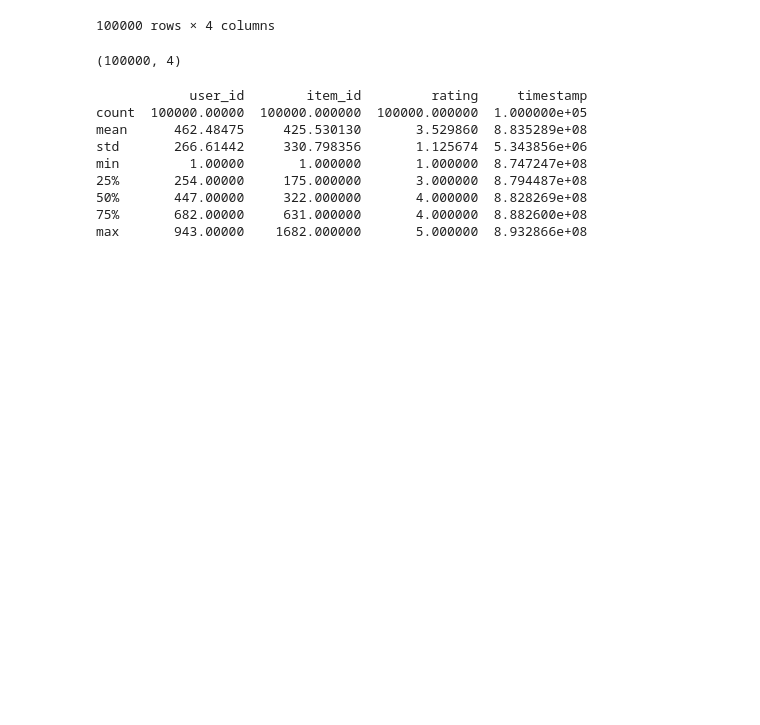
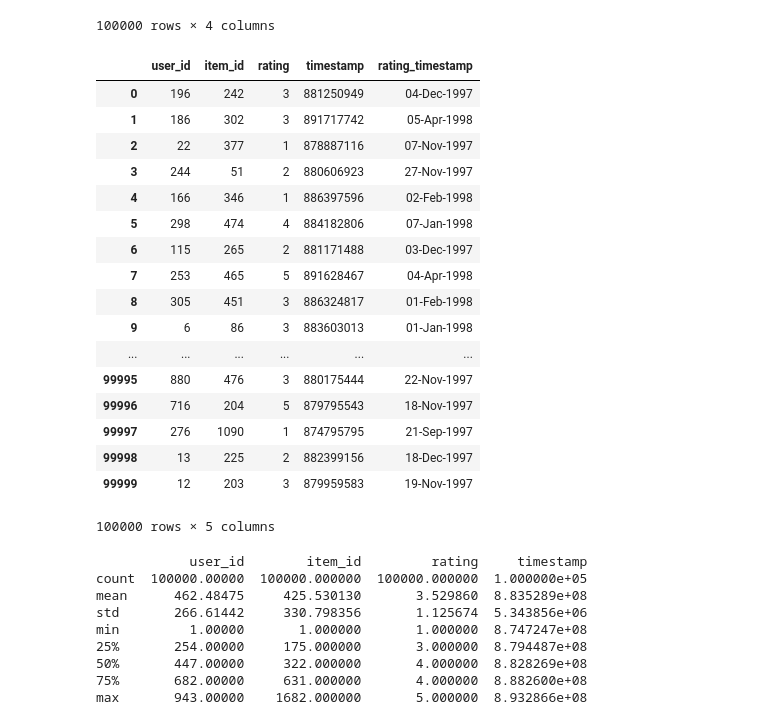
Before and after one commit to paachary/python, a Jupyter notebook: machine_learning/Movies_ML.ipynb, the cells around one changed output. Saved outputs shown, nothing was run; the diff lists cells and outputs as text; code cells hidden in the pictures; blank space fills up the shorter version.

Commit message:
Adding notebook containing movie list example

```diff
--- a/machine_learning/Movies_ML.ipynb
+++ b/machine_learning/Movies_ML.ipynb
@@ -14,11 +15,11 @@ from sklearn.discriminant_analysis import LinearDiscriminantAnalysis
 from sklearn.naive_bayes import GaussianNB
 from sklearn.svm import SVC
 # %%
-file="/home/prashant/movilens_dataset/ml-100k/u.data"
+rating_file="/home/prashant/movilens_dataset/ml-100k/u.data"
 # %%
 names=['user_id','item_id','rating','timestamp']
 # %%
-movies_dataset =pandas.read_csv(file,delimiter="\t", names=names)
+movies_dataset =pandas.read_csv(rating_file,delimiter="\t", names=names)
 # %%
 movies_dataset
 # %% [output]
@@ -40,10 +41,29 @@ movies_dataset
 | 99998 | 13 | 225 | 2 | 882399156 |
 | 99999 | 12 | 203 | 3 | 879959583 |
 100000 rows × 4 columns
-# %%
-print(movies_dataset.shape)
-# %% [output]
-(100000, 4)
+# %%
+movies_dataset['rating_timestamp']=movies_dataset['timestamp'].apply(lambda x: datetime.datetime.fromtimestamp(x).strftime('%d-%b-%Y'))
+# %%
+movies_dataset
+# %% [output]
+|  | user_id | item_id | rating | timestamp | rating_timestamp |
+| 0 | 196 | 242 | 3 | 881250949 | 04-Dec-1997 |
+| 1 | 186 | 302 | 3 | 891717742 | 05-Apr-1998 |
+| 2 | 22 | 377 | 1 | 878887116 | 07-Nov-1997 |
+| 3 | 244 | 51 | 2 | 880606923 | 27-Nov-1997 |
+| 4 | 166 | 346 | 1 | 886397596 | 02-Feb-1998 |
+| 5 | 298 | 474 | 4 | 884182806 | 07-Jan-1998 |
+| 6 | 115 | 265 | 2 | 881171488 | 03-Dec-1997 |
+| 7 | 253 | 465 | 5 | 891628467 | 04-Apr-1998 |
+| 8 | 305 | 451 | 3 | 886324817 | 01-Feb-1998 |
+| 9 | 6 | 86 | 3 | 883603013 | 01-Jan-1998 |
+| ... | ... | ... | ... | ... | ... |
+| 99995 | 880 | 476 | 3 | 880175444 | 22-Nov-1997 |
+| 99996 | 716 | 204 | 5 | 879795543 | 18-Nov-1997 |
+| 99997 | 276 | 1090 | 1 | 874795795 | 21-Sep-1997 |
+| 99998 | 13 | 225 | 2 | 882399156 | 18-Dec-1997 |
+| 99999 | 12 | 203 | 3 | 879959583 | 19-Nov-1997 |
+100000 rows × 5 columns
 # %%
 print(movies_dataset.describe())
 # %% [output]
```
Also changed, not shown: parts of 1 cell of this notebook.
